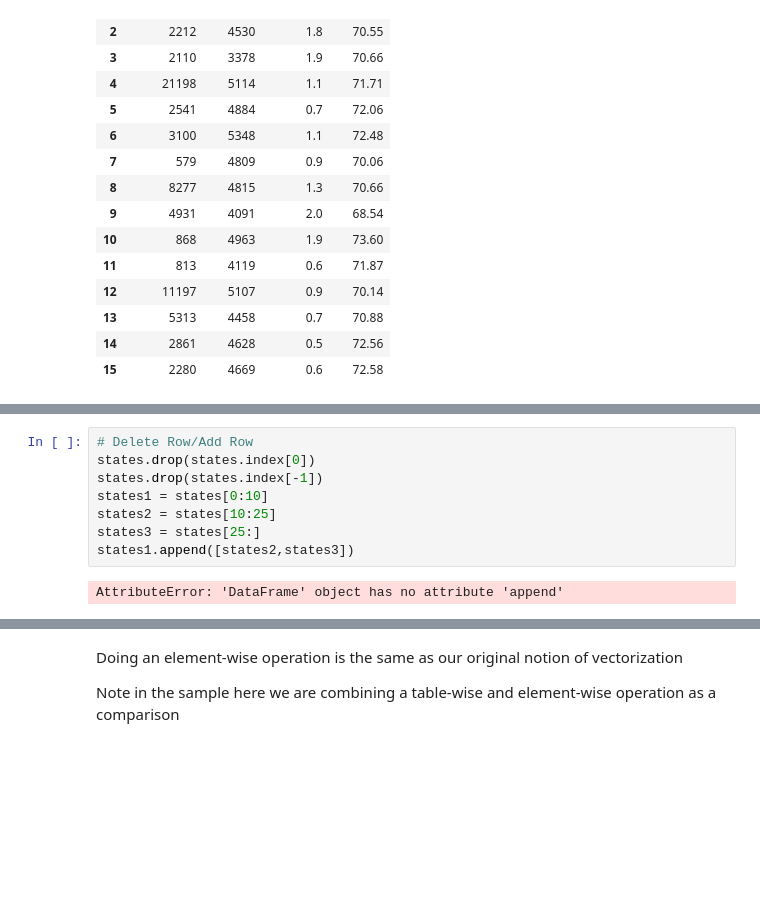
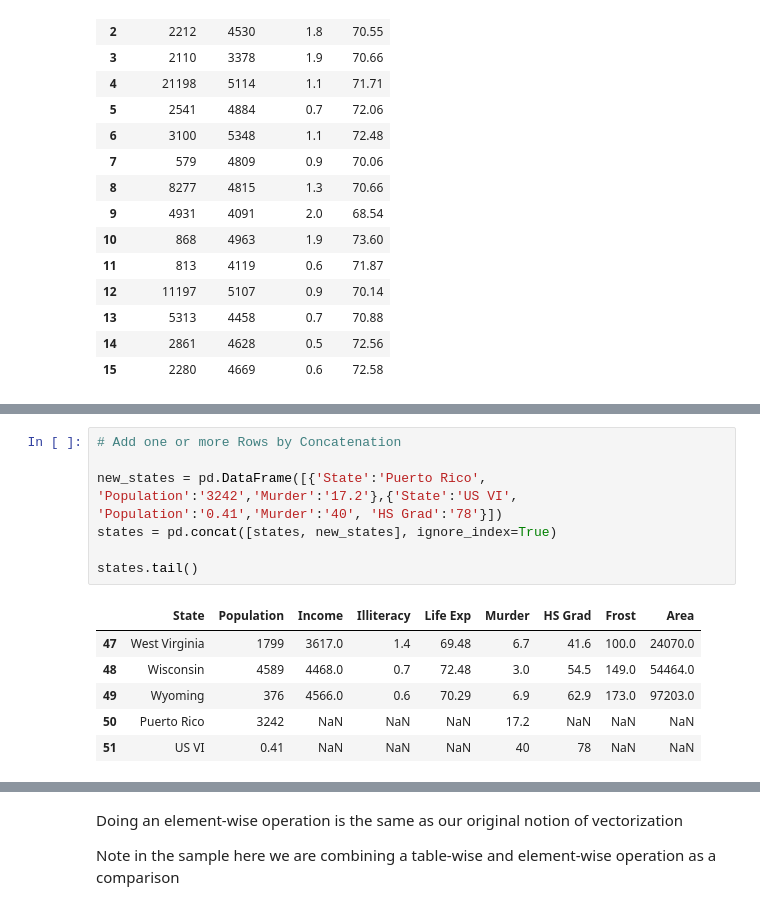
Before and after one commit to drchase55/NNU_nih_python_jrc, a Jupyter notebook: Module_2/Submodule_2_Tutorial2_Pandas.ipynb, the cells around one changed output, grey strips where cells are left out. Drawn from its saved outputs; the diff is of its cells as text; blank space fills up the shorter version.

```diff
--- a/Module_2/Submodule_2_Tutorial2_Pandas.ipynb
+++ b/Module_2/Submodule_2_Tutorial2_Pandas.ipynb
@@ -331,10 +352,14 @@
 # %%
-# Delete Row/Add Row
-states.drop(states.index[0])
-states.drop(states.index[-1])
-states1 = states[0:10]
-states2 = states[10:25]
-states3 = states[25:]
-states1.append([states2,states3])
+# Add one or more Rows by Concatenation
+
+new_states = pd.DataFrame([{'State':'Puerto Rico', 'Population':'3242','Murder':'17.2'},{'State':'US VI', 'Population':'0.41','Murder':'40', 'HS Grad':'78'}])
+states = pd.concat([states, new_states], ignore_index=True)
+
+states.tail()
 # %% [output]
-AttributeError: 'DataFrame' object has no attribute 'append'
+|  | State | Population | Income | Illiteracy | Life Exp | Murder | HS Grad | Frost | Area |
+| 47 | West Virginia | 1799 | 3617.0 | 1.4 | 69.48 | 6.7 | 41.6 | 100.0 | 24070.0 |
+| 48 | Wisconsin | 4589 | 4468.0 | 0.7 | 72.48 | 3.0 | 54.5 | 149.0 | 54464.0 |
+| 49 | Wyoming | 376 | 4566.0 | 0.6 | 70.29 | 6.9 | 62.9 | 173.0 | 97203.0 |
+| 50 | Puerto Rico | 3242 | NaN | NaN | NaN | 17.2 | NaN | NaN | NaN |
+| 51 | US VI | 0.41 | NaN | NaN | NaN | 40 | 78 | NaN | NaN |
```
Also changed, not shown: parts of 76 cells of this notebook.
